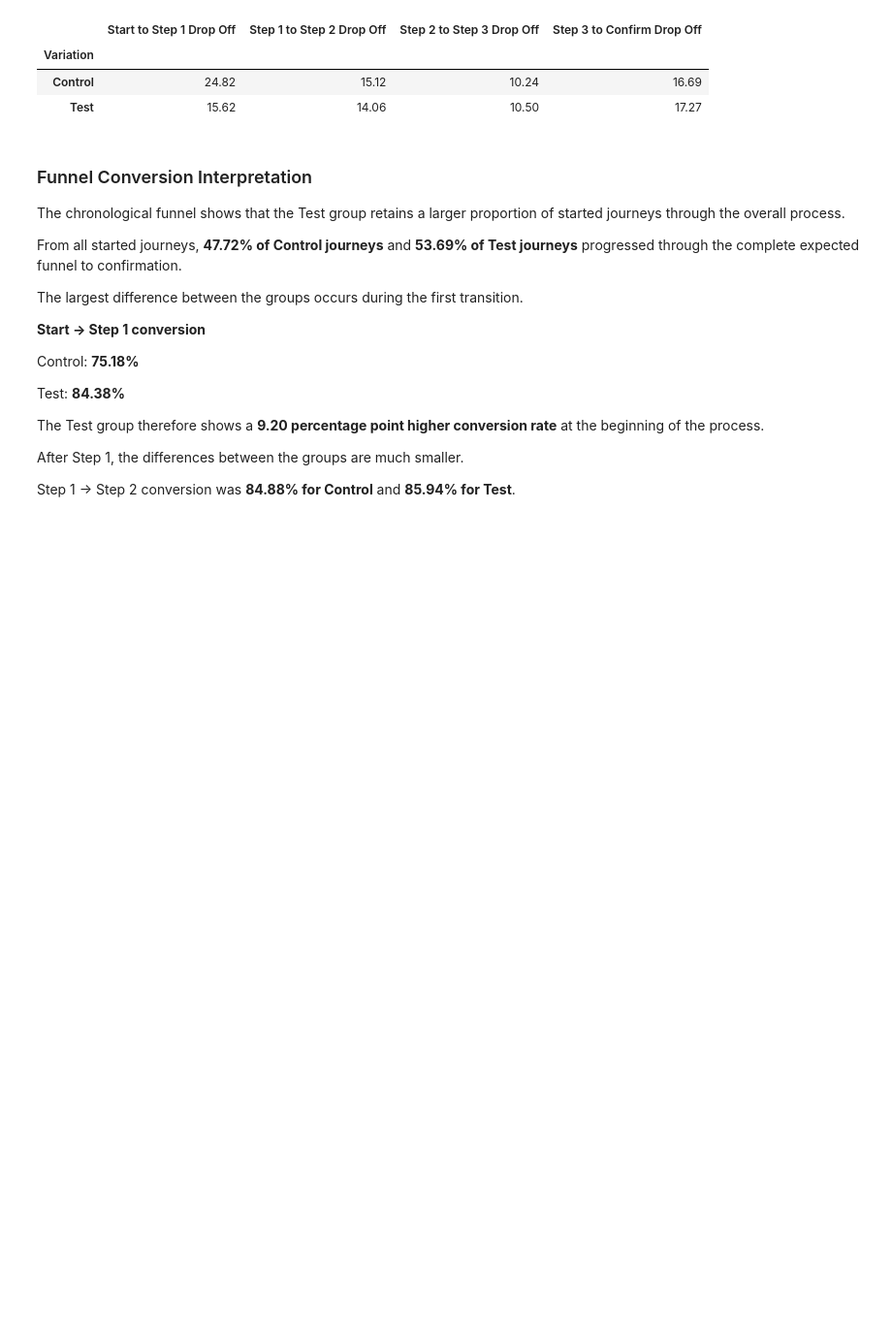
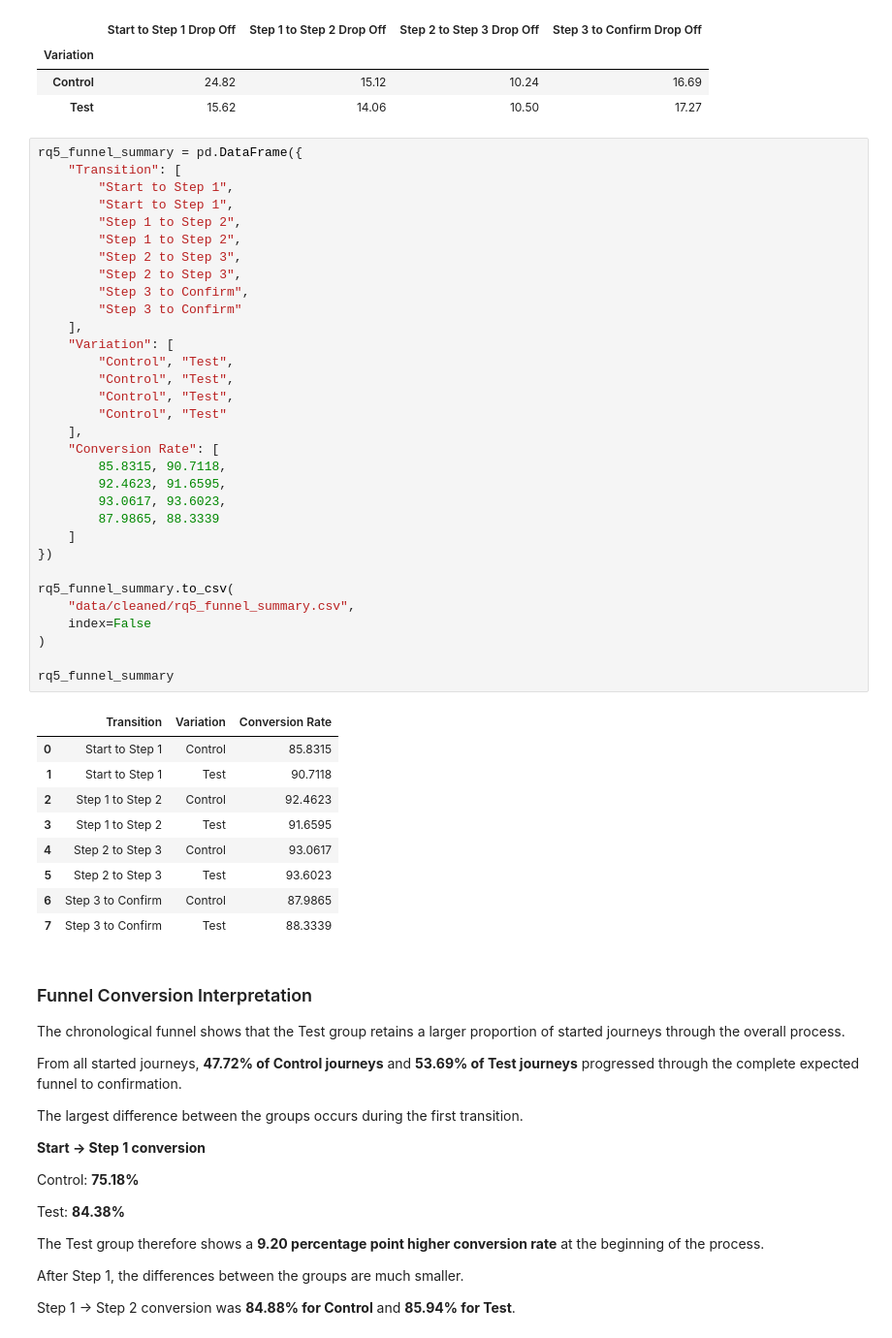
Before and after one commit to jannoelvero/Week_6_Project, a Jupyter notebook: notebooks/03_customer_journey_analysis.ipynb, the cells around one changed output. Shown at 97% size. Saved outputs shown, nothing was run; the diff lists cells and outputs as text; blank space fills up the shorter version.

Commit message:
Add completed analysis notebooks datasets and Tableau project

```diff
--- a/notebooks/03_customer_journey_analysis.ipynb
+++ b/notebooks/03_customer_journey_analysis.ipynb
@@ -1593,6 +1593,48 @@ dropoff_rates.round(2)
 | Variation |  |  |  |  |
 | Control | 24.82 | 15.12 | 10.24 | 16.69 |
 | Test | 15.62 | 14.06 | 10.50 | 17.27 |
+# %%
+rq5_funnel_summary = pd.DataFrame({
+    "Transition": [
+        "Start to Step 1",
+        "Start to Step 1",
+        "Step 1 to Step 2",
+        "Step 1 to Step 2",
+        "Step 2 to Step 3",
+        "Step 2 to Step 3",
+        "Step 3 to Confirm",
+        "Step 3 to Confirm"
+    ],
+    "Variation": [
+        "Control", "Test",
+        "Control", "Test",
+        "Control", "Test",
+        "Control", "Test"
+    ],
+    "Conversion Rate": [
+        85.8315, 90.7118,
+        92.4623, 91.6595,
+        93.0617, 93.6023,
+        87.9865, 88.3339
+    ]
+})
+
+rq5_funnel_summary.to_csv(
+    "data/cleaned/rq5_funnel_summary.csv",
+    index=False
+)
+
+rq5_funnel_summary
+# %% [output]
+|  | Transition | Variation | Conversion Rate |
+| 0 | Start to Step 1 | Control | 85.8315 |
+| 1 | Start to Step 1 | Test | 90.7118 |
+| 2 | Step 1 to Step 2 | Control | 92.4623 |
+| 3 | Step 1 to Step 2 | Test | 91.6595 |
+| 4 | Step 2 to Step 3 | Control | 93.0617 |
+| 5 | Step 2 to Step 3 | Test | 93.6023 |
+| 6 | Step 3 to Confirm | Control | 87.9865 |
+| 7 | Step 3 to Confirm | Test | 88.3339 |
 # %% [markdown]
 ### Funnel Conversion Interpretation
 
```
Also changed, not shown: 4 other files.
